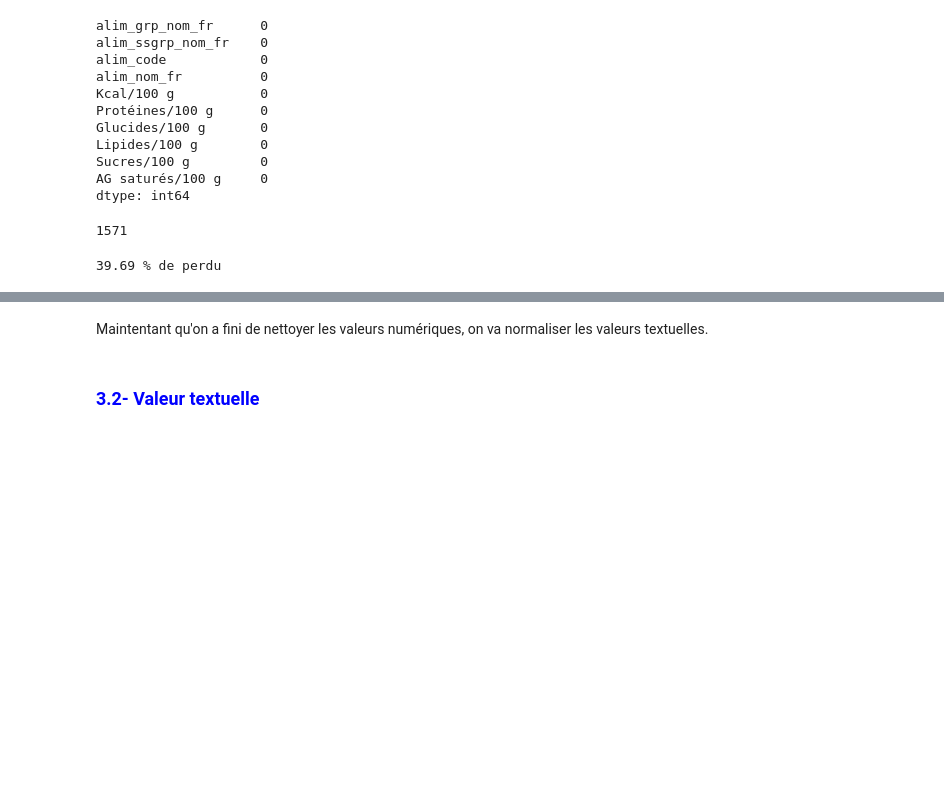
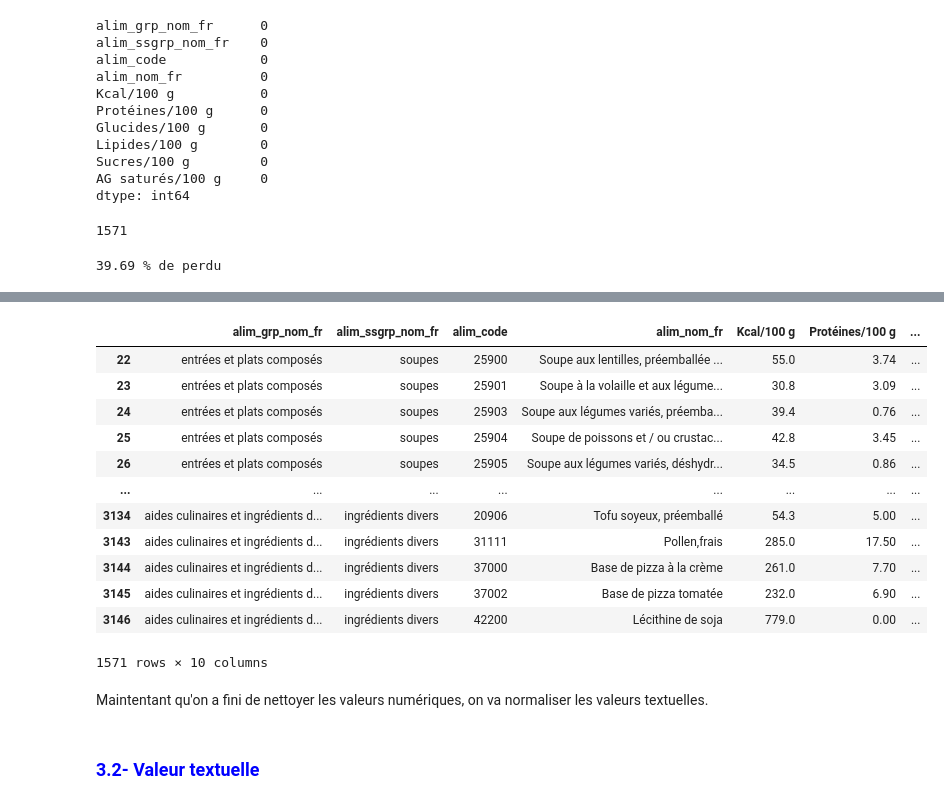
Before and after one commit to mklevesque/DATA_PROJECT, a Jupyter notebook: Back/Jupyter/data_manager.ipynb, the cells around one changed output, grey strips where cells are left out. Saved outputs shown, nothing was run; the diff lists cells and outputs as text; code cells hidden in the pictures; blank space fills up the shorter version.

```diff
--- a/Back/Jupyter/data_manager.ipynb
+++ b/Back/Jupyter/data_manager.ipynb
@@ -338,3 +428,21 @@ for col in cols:
+# %%
+df_propre = data_epurator()
+# %%
+df_propre
+# %% [output]
+|  | alim_grp_nom_fr | alim_ssgrp_nom_fr | alim_code | alim_nom_fr | Kcal/100 g | Protéines/100 g | ... |
+| 22 | entrées et plats composés | soupes | 25900 | Soupe aux lentilles, préemballée ... | 55.0 | 3.74 | ... |
+| 23 | entrées et plats composés | soupes | 25901 | Soupe à la volaille et aux légume... | 30.8 | 3.09 | ... |
+| 24 | entrées et plats composés | soupes | 25903 | Soupe aux légumes variés, préemba... | 39.4 | 0.76 | ... |
+| 25 | entrées et plats composés | soupes | 25904 | Soupe de poissons et / ou crustac... | 42.8 | 3.45 | ... |
+| 26 | entrées et plats composés | soupes | 25905 | Soupe aux légumes variés, déshydr... | 34.5 | 0.86 | ... |
+| ... | ... | ... | ... | ... | ... | ... | ... |
+| 3134 | aides culinaires et ingrédients d... | ingrédients divers | 20906 | Tofu soyeux, préemballé | 54.3 | 5.00 | ... |
+| 3143 | aides culinaires et ingrédients d... | ingrédients divers | 31111 | Pollen,frais | 285.0 | 17.50 | ... |
+| 3144 | aides culinaires et ingrédients d... | ingrédients divers | 37000 | Base de pizza à la crème | 261.0 | 7.70 | ... |
+| 3145 | aides culinaires et ingrédients d... | ingrédients divers | 37002 | Base de pizza tomatée | 232.0 | 6.90 | ... |
+| 3146 | aides culinaires et ingrédients d... | ingrédients divers | 42200 | Lécithine de soja | 779.0 | 0.00 | ... |
+1571 rows × 10 columns
 # %% [markdown]
 Maintentant qu'on a fini de nettoyer les valeurs numériques, on va normaliser les valeurs textuelles.
 # %% [markdown]
```
Also changed, not shown: parts of 12 cells of this notebook.
